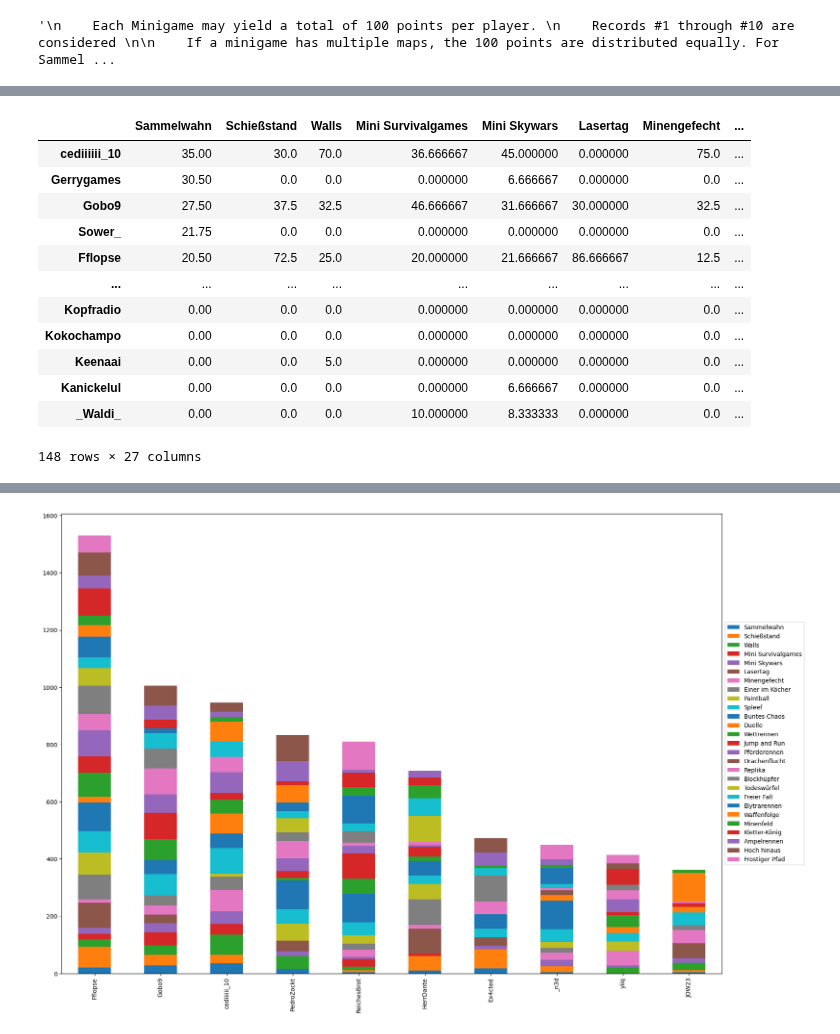
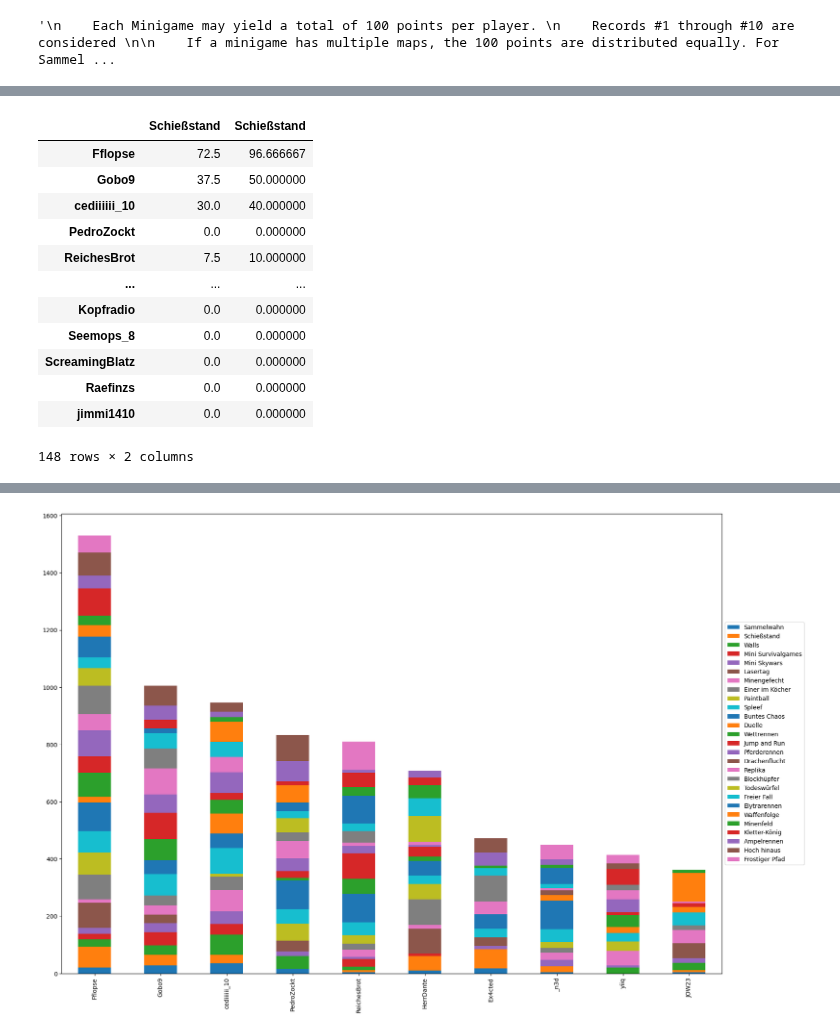
Before and after one commit to Fflopse/MCP-Records, a Jupyter notebook: data-analysis/global-ranking.ipynb, the cells around one changed output, grey strips where cells are left out. Saved outputs shown, nothing was run; the diff lists cells and outputs as text; code cells hidden in the pictures.

```diff
--- a/data-analysis/global-ranking.ipynb
+++ b/data-analysis/global-ranking.ipynb
@@ -426,7 +500,7 @@ def getRecordsDataframe(minigame='Wettrennen', save=False, log=False, html=False
     if html == False:
         return outDf
 # %%
-df = getRecordsDataframe(minigame='Wettrennen', save=False, log=True, html=False, rank=True)
+df = getRecordsDataframe(minigame='Schießstand', save=False, log=True, html=False, rank=True)
 
 df.loc['Fflopse']
 
@@ -543,18 +615,18 @@ Hoch hinaus processed
 processing Frostiger Pfad...
 Frostiger Pfad processed
 # %%
-outDf
+outDf['Schießstand']
 # %% [output]
-|  | Sammelwahn | Schießstand | Walls | Mini Survivalgames | Mini Skywars | Lasertag | Minengefecht | ... |
-| cediiiiii_10 | 35.00 | 30.0 | 70.0 | 36.666667 | 45.000000 | 0.000000 | 75.0 | ... |
-| Gerrygames | 30.50 | 0.0 | 0.0 | 0.000000 | 6.666667 | 0.000000 | 0.0 | ... |
-| Gobo9 | 27.50 | 37.5 | 32.5 | 46.666667 | 31.666667 | 30.000000 | 32.5 | ... |
-| Sower_ | 21.75 | 0.0 | 0.0 | 0.000000 | 0.000000 | 0.000000 | 0.0 | ... |
-| Fflopse | 20.50 | 72.5 | 25.0 | 20.000000 | 21.666667 | 86.666667 | 12.5 | ... |
-| ... | ... | ... | ... | ... | ... | ... | ... | ... |
-| Kopfradio | 0.00 | 0.0 | 0.0 | 0.000000 | 0.000000 | 0.000000 | 0.0 | ... |
-| Kokochampo | 0.00 | 0.0 | 0.0 | 0.000000 | 0.000000 | 0.000000 | 0.0 | ... |
-| Keenaai | 0.00 | 0.0 | 5.0 | 0.000000 | 0.000000 | 0.000000 | 0.0 | ... |
-| Kanickelul | 0.00 | 0.0 | 0.0 | 0.000000 | 6.666667 | 0.000000 | 0.0 | ... |
-| _Waldi_ | 0.00 | 0.0 | 0.0 | 10.000000 | 8.333333 | 0.000000 | 0.0 | ... |
+|  | Schießstand | Schießstand |
+| Fflopse | 72.5 | 96.666667 |
+| Gobo9 | 37.5 | 50.000000 |
+| cediiiiii_10 | 30.0 | 40.000000 |
+| PedroZockt | 0.0 | 0.000000 |
+| ReichesBrot | 7.5 | 10.000000 |
+| ... | ... | ... |
+| Kopfradio | 0.0 | 0.000000 |
+| Seemops_8 | 0.0 | 0.000000 |
+| ScreamingBlatz | 0.0 | 0.000000 |
+| Raefinzs | 0.0 | 0.000000 |
+| jimmi1410 | 0.0 | 0.000000 |
-148 rows × 27 columns
+148 rows × 2 columns
```
Also changed, not shown: parts of 4 cells of this notebook, 3 other files.
